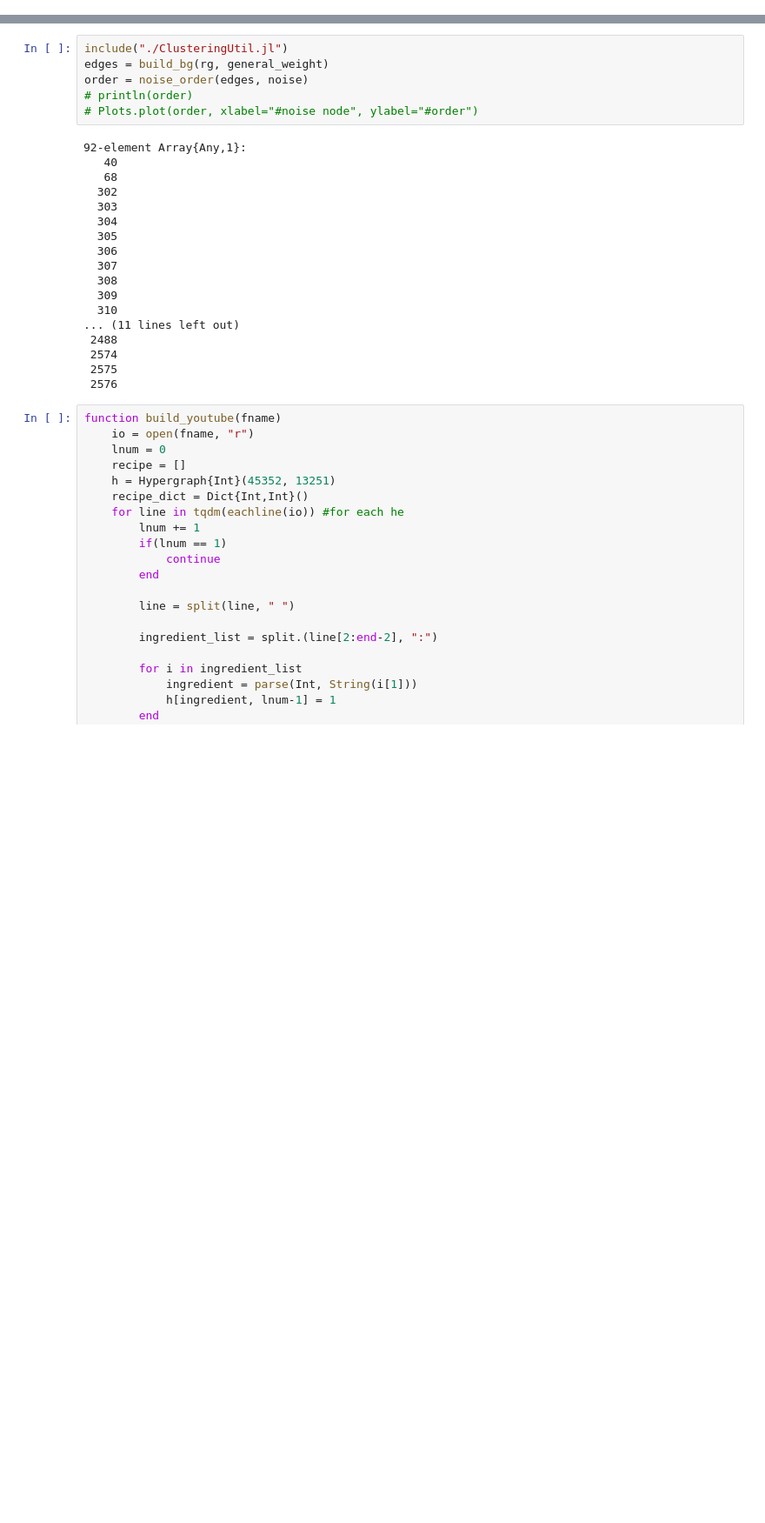
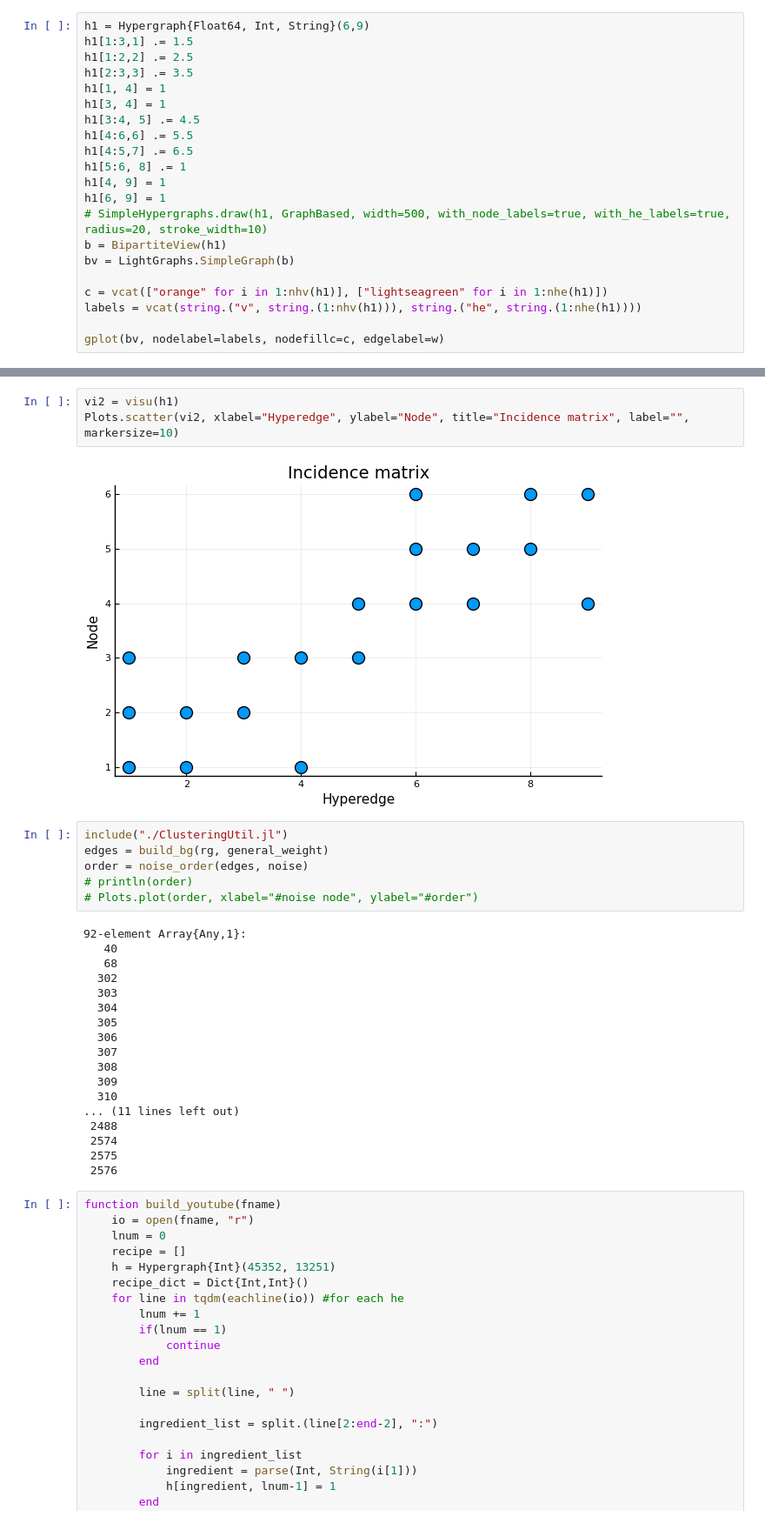
Before and after one commit to Inazuma110/HCBE.jl, a Jupyter notebook: jl/random.ipynb, the cells around one changed output, grey strips where cells are left out. Shown: that part at 87% size. Cells and saved outputs as stored; diff of their text form; blank space fills up the shorter version.

```diff
--- a/jl/random.ipynb
+++ b/jl/random.ipynb
@@ -17 +38,22 @@ include("HypergraphClustering.jl")
 h2correlation (generic function with 1 method)
+# %%
+h1 = Hypergraph{Float64, Int, String}(6,9)
+h1[1:3,1] .= 1.5
+h1[1:2,2] .= 2.5
+h1[2:3,3] .= 3.5
+h1[1, 4] = 1
+h1[3, 4] = 1
+h1[3:4, 5] .= 4.5
+h1[4:6,6] .= 5.5
+h1[4:5,7] .= 6.5
+h1[5:6, 8] .= 1
+h1[4, 9] = 1
+h1[6, 9] = 1
+# SimpleHypergraphs.draw(h1, GraphBased, width=500, with_node_labels=true, with_he_labels=true, radius=20, stroke_width=10)
+b = BipartiteView(h1)
+bv = LightGraphs.SimpleGraph(b)
+
+c = vcat(["orange" for i in 1:nhv(h1)], ["lightseagreen" for i in 1:nhe(h1)])
+labels = vcat(string.("v", string.(1:nhv(h1))), string.("he", string.(1:nhe(h1))))
+
+gplot(bv, nodelabel=labels, nodefillc=c, edgelabel=w)
@@ -80,3 +150,8 @@ BoundsError: BoundsError: attempt to access 50-element Array{Int64,1} at index [
+# %%
+vi2 = visu(h1)
+Plots.scatter(vi2, xlabel="Hyperedge", ylabel="Node", title="Incidence matrix", label="", markersize=10)
+# %% [output]
+[figure, added]
 # %%
 include("./ClusteringUtil.jl")
 edges = build_bg(rg, general_weight)
```
Also changed, not shown: parts of 9 cells of this notebook, 1 other file.
